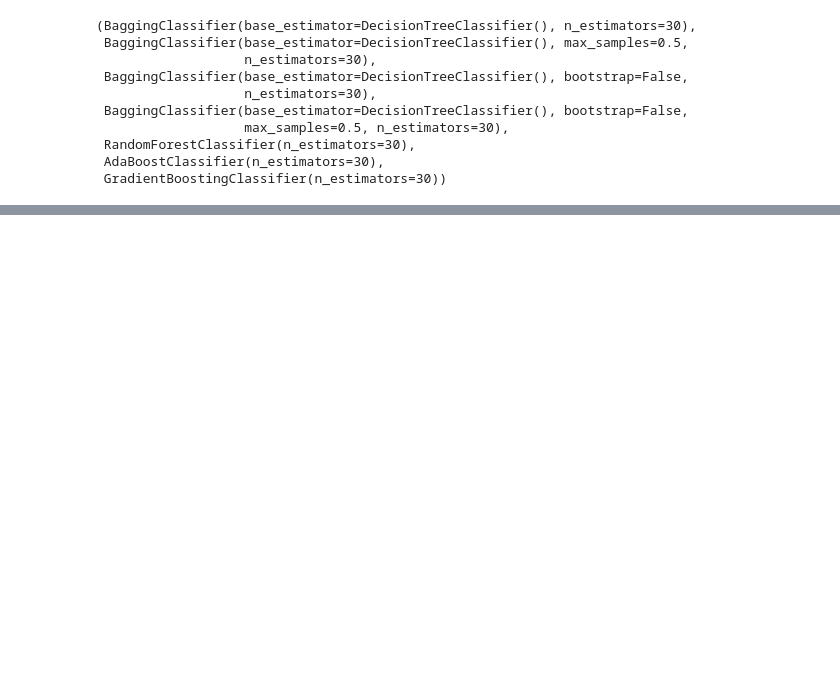
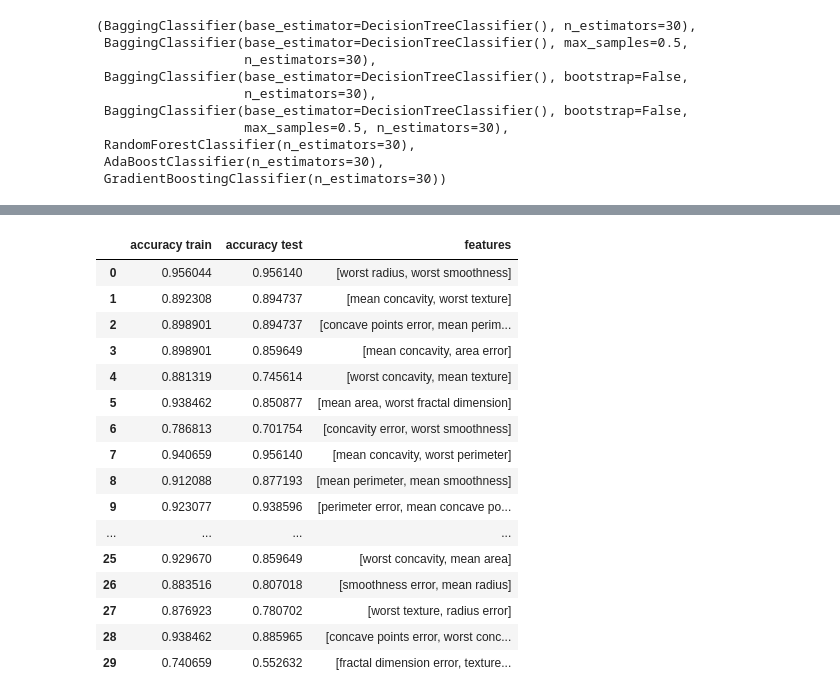
Before and after one commit to hankaj/Machine-Learning, a Jupyter notebook: lab6/lab6.ipynb, the cells around one changed output, grey strips where cells are left out. Saved outputs shown, nothing was run; the diff lists cells and outputs as text; code cells hidden in the pictures; blank space fills up the shorter version.

```diff
--- a/lab6/lab6.ipynb
+++ b/lab6/lab6.ipynb
@@ -133,0 +145,32 @@ acc_fea =
+# %%
+rank = []
+# %%
+for estimator, features in zip(fea_clf.estimators_, fea_clf.estimators_features_):
+    y_pred_train = estimator.predict(X_train.iloc[:, features])
+    y_pred_test = estimator.predict(X_test.iloc[:, features])
+    acc_train = accuracy_score(y_train, y_pred_train)
+    acc_test = accuracy_score(y_test, y_pred_test)
+    rank.append([acc_train, acc_test, list(X.columns[features])])
+# %%
+import pandas as pd
+acc_fea_rank = pd.DataFrame(rank, columns=["accuracy train", "accuracy test", "features"])
+# %%
+acc_fea_rank
+# %% [output]
+|  | accuracy train | accuracy test | features |
+| 0 | 0.956044 | 0.956140 | [worst radius, worst smoothness] |
+| 1 | 0.892308 | 0.894737 | [mean concavity, worst texture] |
+| 2 | 0.898901 | 0.894737 | [concave points error, mean perim... |
+| 3 | 0.898901 | 0.859649 | [mean concavity, area error] |
+| 4 | 0.881319 | 0.745614 | [worst concavity, mean texture] |
+| 5 | 0.938462 | 0.850877 | [mean area, worst fractal dimension] |
+| 6 | 0.786813 | 0.701754 | [concavity error, worst smoothness] |
+| 7 | 0.940659 | 0.956140 | [mean concavity, worst perimeter] |
+| 8 | 0.912088 | 0.877193 | [mean perimeter, mean smoothness] |
+| 9 | 0.923077 | 0.938596 | [perimeter error, mean concave po... |
+| ... | ... | ... | ... |
+| 25 | 0.929670 | 0.859649 | [worst concavity, mean area] |
+| 26 | 0.883516 | 0.807018 | [smoothness error, mean radius] |
+| 27 | 0.876923 | 0.780702 | [worst texture, radius error] |
+| 28 | 0.938462 | 0.885965 | [concave points error, worst conc... |
+| 29 | 0.740659 | 0.552632 | [fractal dimension error, texture... |
```
Also changed, not shown: parts of 9 cells of this notebook.
